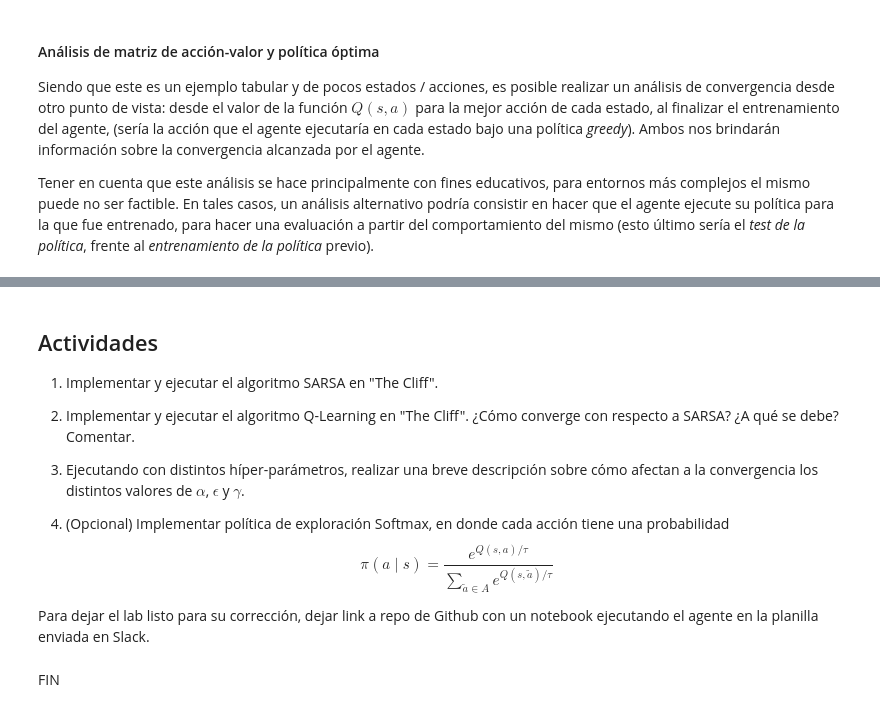
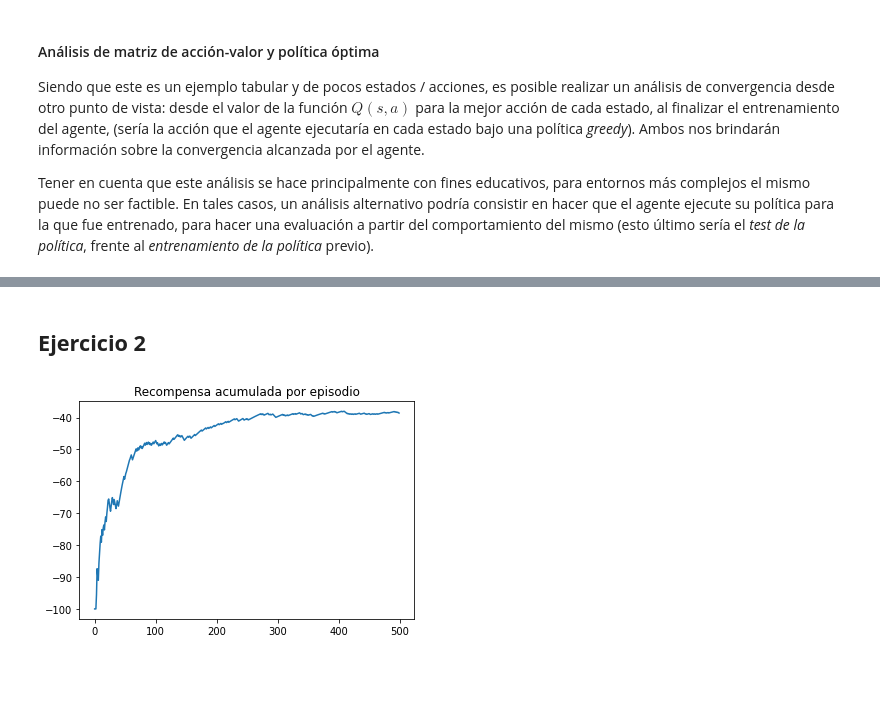
Before and after one commit to FloCam2020/AprendizajePorRefuerzos, a Jupyter notebook: lab_1_intro_rl.ipynb, the cells around one changed output, grey strips where cells are left out. Cells and saved outputs as stored; diff of their text form; code cells hidden in the pictures; blank space fills up the shorter version.

```diff
--- a/lab_1_intro_rl.ipynb
+++ b/lab_1_intro_rl.ipynb
@@ -535,6 +287,3 @@ def learn_sarsa(state, action, reward, next_state, next_action):
-# %%
-def learn_q(state, action, reward, next_state, next_action):
-    q[state, action] = q[state, action] + alpha * (reward + gamma * np.max(q[next_state, :])- q[state, action])
 # %% [markdown]
 Finalmente, definimos el método principal de iteraciones.
 # %%
@@ -679,18 +398,9 @@ draw_value_matrix(q)
 # %%
 env.close()
-# %% [markdown]
-## Actividades
-
-1. Implementar y ejecutar el algoritmo SARSA en "The Cliff".
-
-2. Implementar y ejecutar el algoritmo Q-Learning en "The Cliff". ¿Cómo converge con respecto a SARSA? ¿A qué se debe? Comentar.
-
-3. Ejecutando con distintos híper-parámetros, realizar una breve descripción sobre cómo afectan a la convergencia los distintos valores de $\alpha$, $\epsilon$ y $\gamma$.
-
-4. (Opcional) Implementar política de exploración Softmax, en donde cada acción tiene una probabilidad $$\pi(a \mid s) = \frac{e^{Q(s,a)/\tau}}{\sum_{\widetilde{a} \in A}e^{Q(s,\widetilde{a})/\tau}}$$
-
-
-
-Para dejar el lab listo para su corrección, dejar link a repo de Github con un notebook ejecutando el agente en la planilla enviada en Slack.
-# %% [markdown]
-FIN
+# %% [markdown]
+## **Ejercicio 2**
+# %%
+def learn_q(state, action, reward, next_state):
+    q[state, action] = q[state, action] + alpha * (reward + gamma * np.max(q[next_state, :])- q[state, action])
+
+    pass
@@ -696,0 +471,6 @@ FIN
+# %%
+avg_steps_per_episode, timesteps_ep, reward_ep = run_q()
+# %%
+plot_reward_per_episode(reward_ep)
+# %% [output]
+[figure, added]
```
Also changed, not shown: parts of 107 cells of this notebook.
